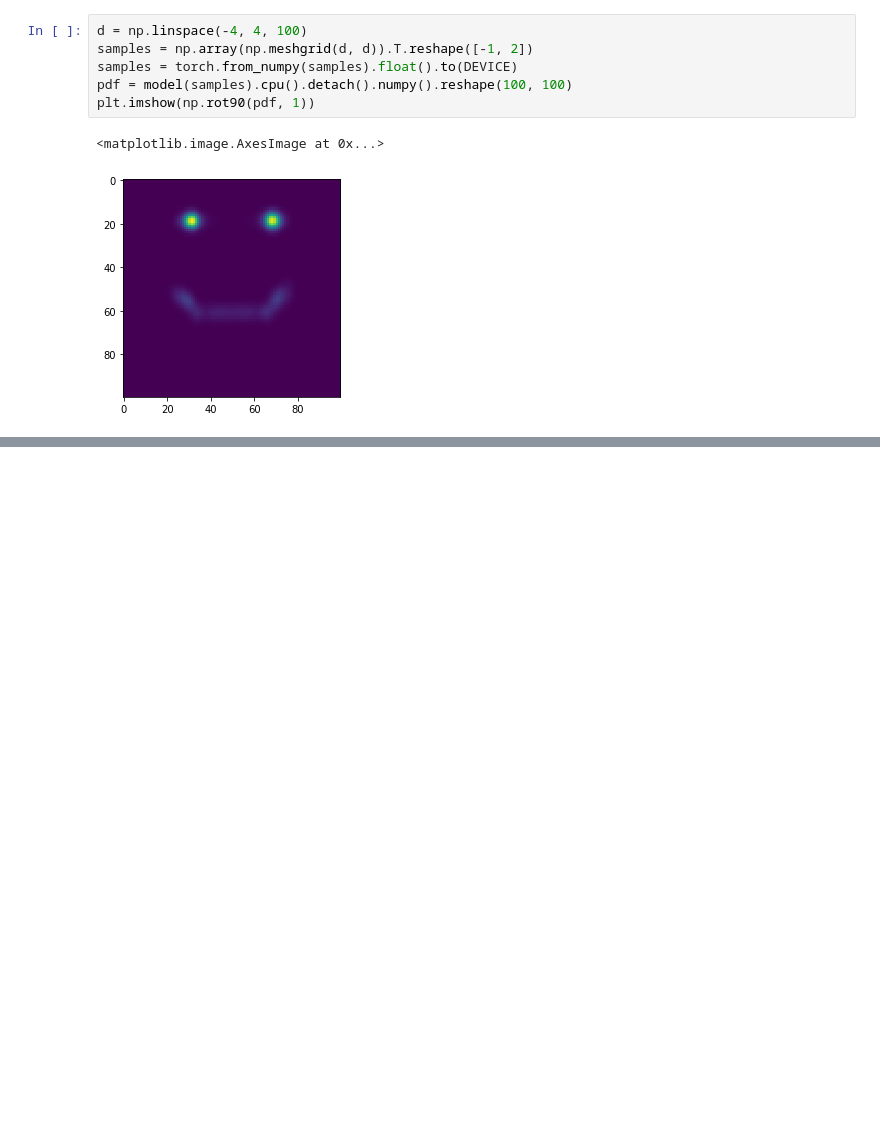
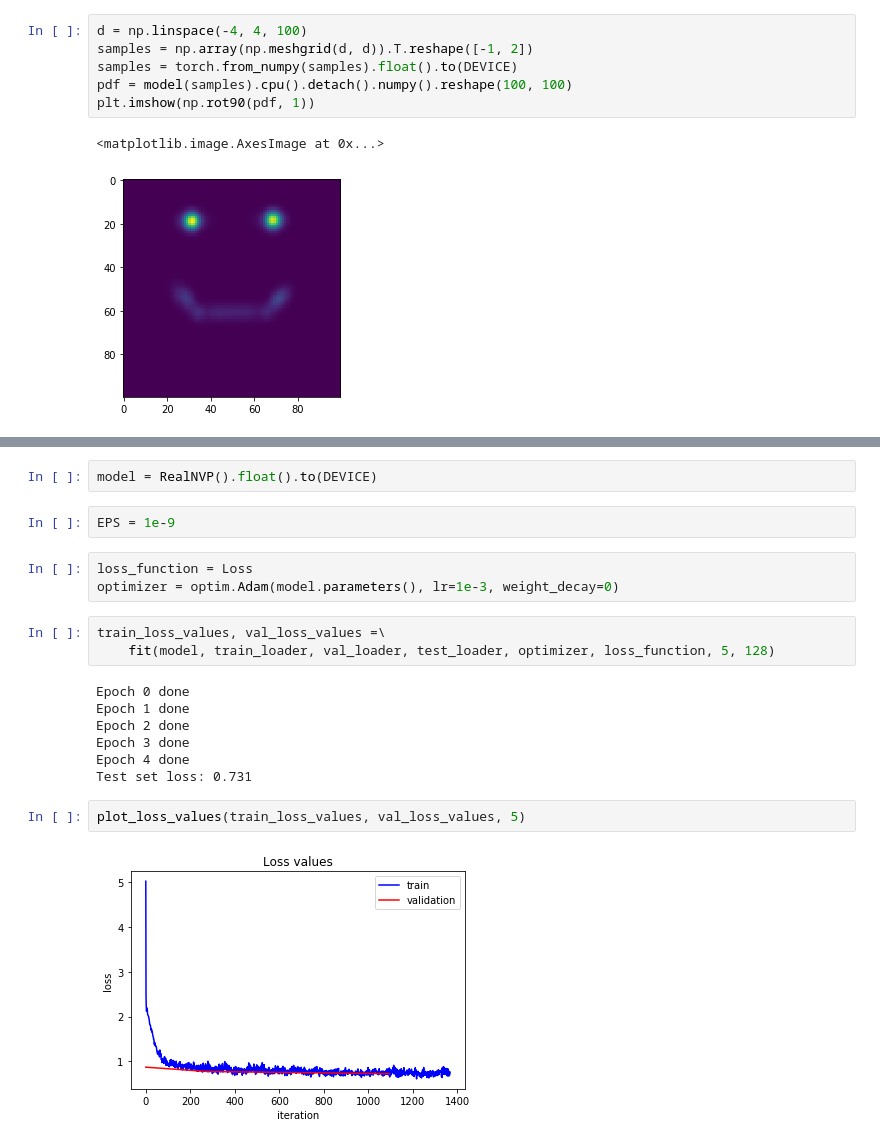
Before and after one commit to MariEliseeva/DUL, a Jupyter notebook: hw2_1.ipynb, the cells around one changed output, grey strips where cells are left out. Cells and saved outputs as stored; diff of their text form; blank space fills up the shorter version.

Commit message:
complete realNVP

```diff
--- a/hw2_1.ipynb
+++ b/hw2_1.ipynb
@@ -230,0 +317,21 @@ plt.legend()
+# %%
+model = RealNVP().float().to(DEVICE)
+# %%
+EPS = 1e-9
+# %%
+loss_function = Loss
+optimizer = optim.Adam(model.parameters(), lr=1e-3, weight_decay=0)
+# %%
+train_loss_values, val_loss_values =\
+    fit(model, train_loader, val_loader, test_loader, optimizer, loss_function, 5, 128)
+# %% [output]
+Epoch 0 done
+Epoch 1 done
+Epoch 2 done
+Epoch 3 done
+Epoch 4 done
+Test set loss: 0.731
+# %%
+plot_loss_values(train_loss_values, val_loss_values, 5)
+# %% [output]
+[figure, added]
```
Also changed, not shown: parts of 13 cells of this notebook.
